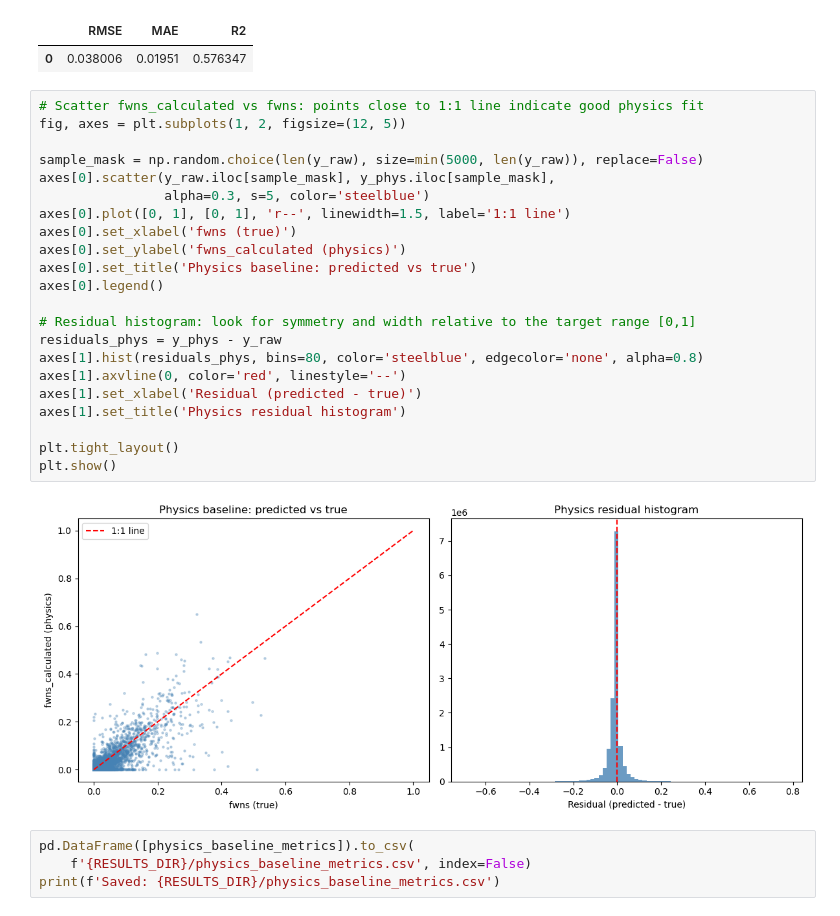
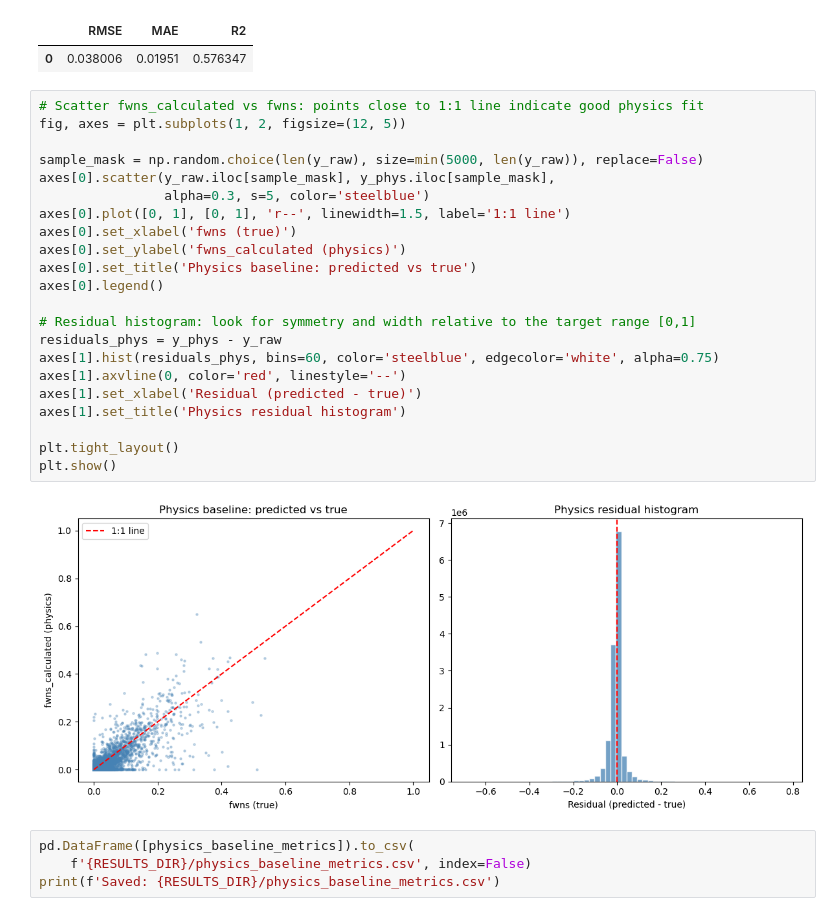
Before and after one commit to marcvem2AED/ML-framework-for-SWF-retrieval, a Jupyter notebook: 3-Model_training.ipynb, the cells around one changed output. Cells and saved outputs as stored; diff of their text form.

```diff
--- a/3-Model_training.ipynb
+++ b/3-Model_training.ipynb
@@ -534,27 +534,27 @@ display(pd.DataFrame([{
 # %%
 # Scatter fwns_calculated vs fwns: points close to 1:1 line indicate good physics fit
 fig, axes = plt.subplots(1, 2, figsize=(12, 5))
 
 sample_mask = np.random.choice(len(y_raw), size=min(5000, len(y_raw)), replace=False)
 axes[0].scatter(y_raw.iloc[sample_mask], y_phys.iloc[sample_mask],
                 alpha=0.3, s=5, color='steelblue')
 axes[0].plot([0, 1], [0, 1], 'r--', linewidth=1.5, label='1:1 line')
 axes[0].set_xlabel('fwns (true)')
 axes[0].set_ylabel('fwns_calculated (physics)')
 axes[0].set_title('Physics baseline: predicted vs true')
 axes[0].legend()
 
 # Residual histogram: look for symmetry and width relative to the target range [0,1]
 residuals_phys = y_phys - y_raw
-axes[1].hist(residuals_phys, bins=80, color='steelblue', edgecolor='none', alpha=0.8)
+axes[1].hist(residuals_phys, bins=60, color='steelblue', edgecolor='white', alpha=0.75)
 axes[1].axvline(0, color='red', linestyle='--')
 axes[1].set_xlabel('Residual (predicted - true)')
 axes[1].set_title('Physics residual histogram')
 
 plt.tight_layout()
 plt.show()
 # %% [output]
-[figure, old version]
+[figure, new version]
 # %%
 pd.DataFrame([physics_baseline_metrics]).to_csv(
     f'{RESULTS_DIR}/physics_baseline_metrics.csv', index=False)
```
Also changed, not shown: parts of 2 cells of this notebook, 5 other files.
